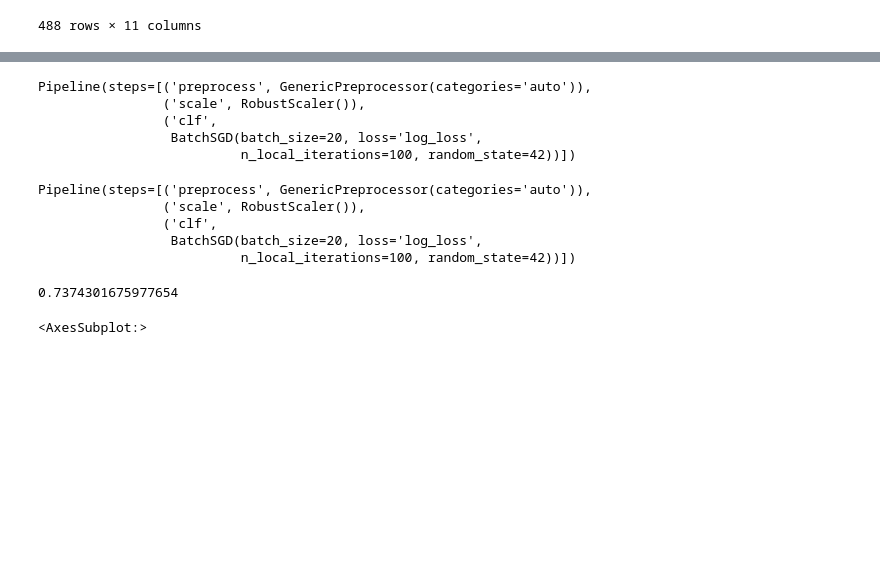
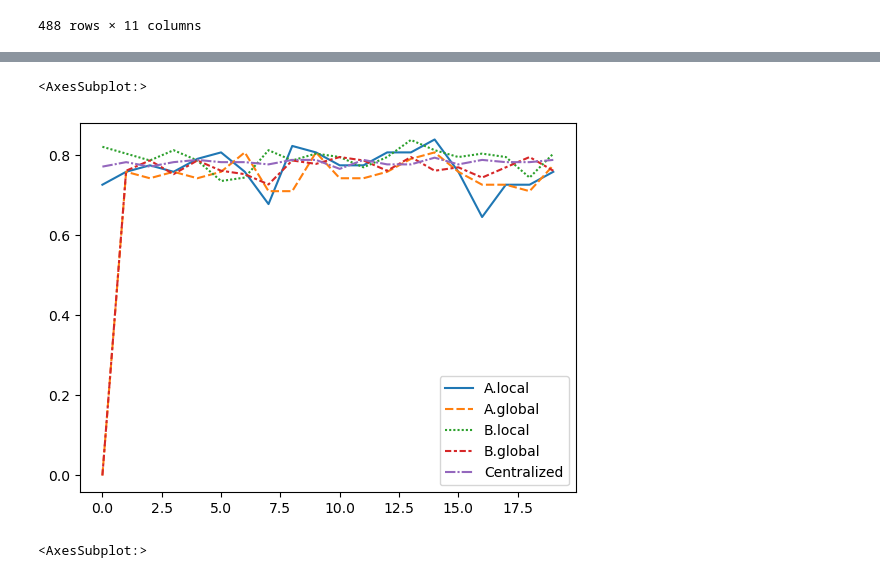
Before and after one commit to daanknoors/fl_titanic, a Jupyter notebook: notebooks/001_train_model.ipynb, the cells around one changed output, grey strips where cells are left out. Saved outputs shown, nothing was run; the diff lists cells and outputs as text; code cells hidden in the pictures; blank space fills up the shorter version.

Commit message:
add centralized model in notebook

```diff
--- a/notebooks/001_train_model.ipynb
+++ b/notebooks/001_train_model.ipynb
@@ -93,49 +127,45 @@ X_train
 # %%
-# load data files of each party
-data_a = config.DataA()
-X_train_a, y_train_a = data_a.load_train_data(split_xy=True)
-X_test_a, y_test_a = data_a.load_test_data(split_xy=True)
+def train_centralized_model():
+    """Train model when data is first is centralized (i.e. combined)"""
+    # load data files of each party
+    data_a = config.DataA()
+    X_train_a, y_train_a = data_a.load_train_data(split_xy=True)
+    X_test_a, y_test_a = data_a.load_test_data(split_xy=True)
 
 
-data_b = config.DataB()
-X_train_b, y_train_b = data_a.load_train_data(split_xy=True)
-X_test_b, y_test_b = data_b.load_test_data(split_xy=True)
+    data_b = config.DataB()
+    X_train_b, y_train_b = data_b.load_train_data(split_xy=True)
+    X_test_b, y_test_b = data_b.load_test_data(split_xy=True)
 
-# join data files
-X_train = pd.concat([X_train_a, X_train_b])
-X_test = pd.concat([X_test_a, X_test_b])
-y_train = pd.concat([y_train_a, y_train_b])
-y_test = pd.concat([y_test_a, y_test_b])
+    # join data files
+    X_train = pd.concat([X_train_a, X_train_b])
+    X_test = pd.concat([X_test_a, X_test_b])
+    y_train = pd.concat([y_train_a, y_train_b])
+    y_test = pd.concat([y_test_a, y_test_b])
 
-# load transformer pipeline and classifier
-pipeline = model.get_standard_transformer_pipeline('auto')
+    # load transformer pipeline and classifier
+    pipeline = model.get_standard_transformer_pipeline('auto')
+    classifier = model.get_standard_classifier(random_state=config.RANDOM_STATE)
 
-# transform datasets - note Pipeline deos not support partial fit
+    # merge classifier to pipeline
+    pipeline.steps.append(('clf', classifier))
 
-classifier = model.get_standard_classifier(random_state=config.RANDOM_STATE)
+    scores = []
+    for n in range(config.N_GLOBAL_ITERATIONS):
+        pipeline.fit(X_train, y_train)
+        scores.append(pipeline.score(X_test, y_test))
 
-# merge classifier to pipeline
-pipeline.steps.append(('clf', classifier))
-
-pipeline
+    return scores
-# %% [output]
-Pipeline(steps=[('preprocess', GenericPreprocessor(categories='auto')),
-                ('scale', RobustScaler()),
-                ('clf',
-                 BatchSGD(batch_size=20, loss='log_loss',
-                          n_local_iterations=100, random_state=42))])
 # %%
-pipeline.fit(X_train, y_train)
+scores_centralized = train_centralized_model()
-# %% [output]
-Pipeline(steps=[('preprocess', GenericPreprocessor(categories='auto')),
-                ('scale', RobustScaler()),
-                ('clf',
-                 BatchSGD(batch_size=20, loss='log_loss',
-                          n_local_iterations=100, random_state=42))])
+# %%
+df_score_dict = server_titanic.collab.merge_collab_scores(output_df=True)
+df_score_dict['Centralized'] = scores
 # %%
-pipeline.score(X_test, y_test)
+sns.lineplot(df_score_dict)
 # %% [output]
-0.7374301675977654
+<AxesSubplot:>
+[figure, added]
 # %%
 model.get_standard_classifier(random_state=config.RANDOM_STATE)
 # %%
```
Also changed, not shown: parts of 10 cells of this notebook, 2 other files.
